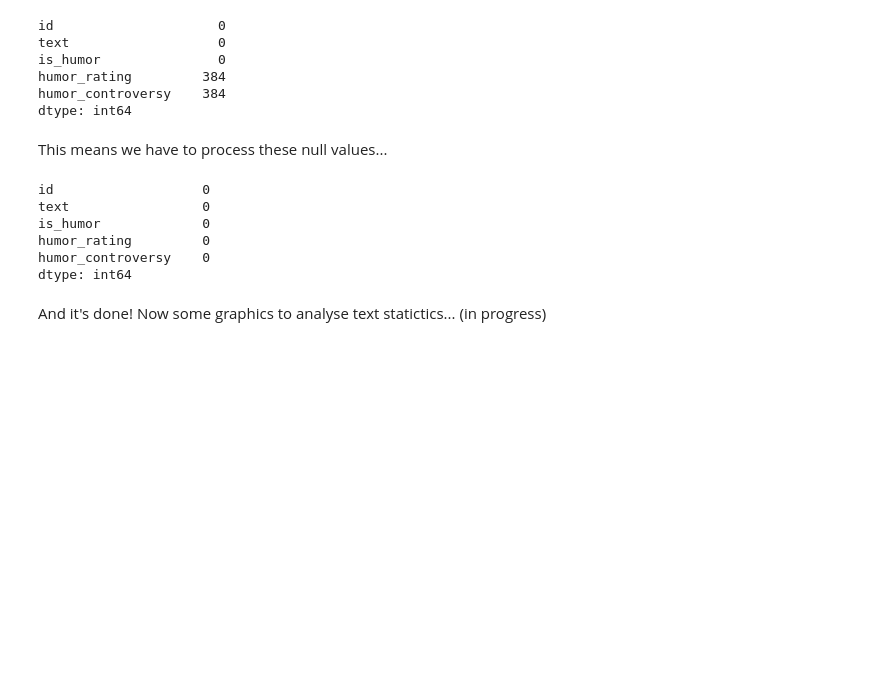
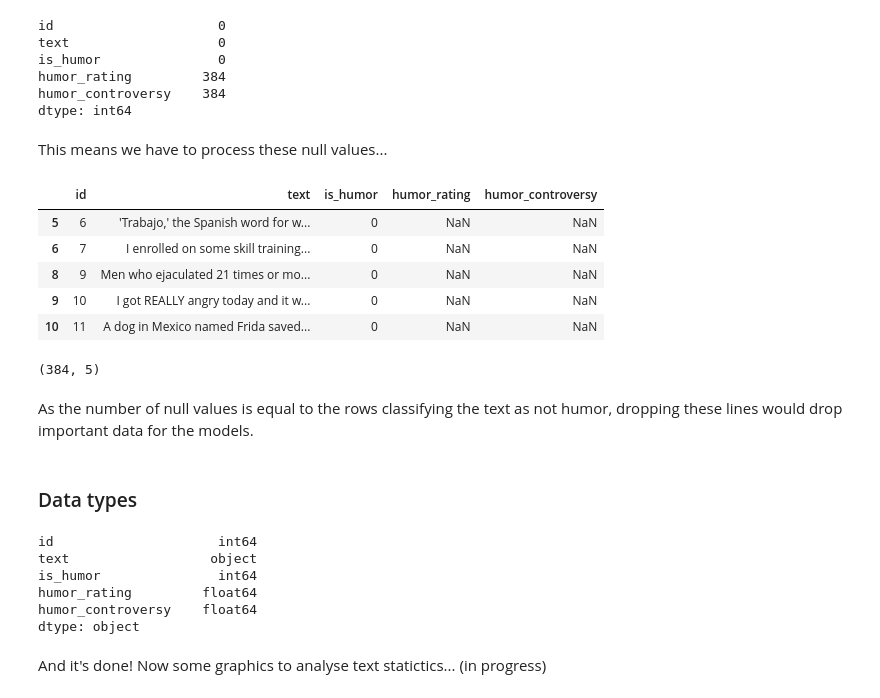
Before and after one commit to JayRx/IART, a Jupyter notebook: proj2/proj2.ipynb, the cells around one changed output. Cells and saved outputs as stored; diff of their text form; code cells hidden in the pictures; blank space fills up the shorter version.

Commit message:
Added justification to not remove null values

```diff
--- a/proj2/proj2.ipynb
+++ b/proj2/proj2.ipynb
@@ -75,19 +78,32 @@ humor_controversy    384
 dtype: int64
 # %% [markdown]
 This means we have to process these null values...
-# %%
-# removes missing values
-dataset.dropna(inplace = True)
-
-#checks again
-dataset.isnull().sum()
-# %% [output]
-id                   0
-text                 0
-is_humor             0
-humor_rating         0
-humor_controversy    0
-dtype: int64
+# %%
+dataset[dataset['is_humor']==0].head()
+# %% [output]
+|  | id | text | is_humor | humor_rating | humor_controversy |
+| 5 | 6 | 'Trabajo,' the Spanish word for w... | 0 | NaN | NaN |
+| 6 | 7 | I enrolled on some skill training... | 0 | NaN | NaN |
+| 8 | 9 | Men who ejaculated 21 times or mo... | 0 | NaN | NaN |
+| 9 | 10 | I got REALLY angry today and it w... | 0 | NaN | NaN |
+| 10 | 11 | A dog in Mexico named Frida saved... | 0 | NaN | NaN |
+# %%
+dataset[dataset['is_humor']==0].shape
+# %% [output]
+(384, 5)
+# %% [markdown]
+As the number of null values is equal to the rows classifying the text as not humor, dropping these lines would drop important data for the models.
+# %% [markdown]
+### Data types
+# %%
+dataset.dtypes
+# %% [output]
+id                     int64
+text                  object
+is_humor               int64
+humor_rating         float64
+humor_controversy    float64
+dtype: object
 # %% [markdown]
 And it's done! Now some graphics to analyse text statictics... (in progress)
 # %% [markdown]
```
Also changed, not shown: parts of 8 cells of this notebook.
